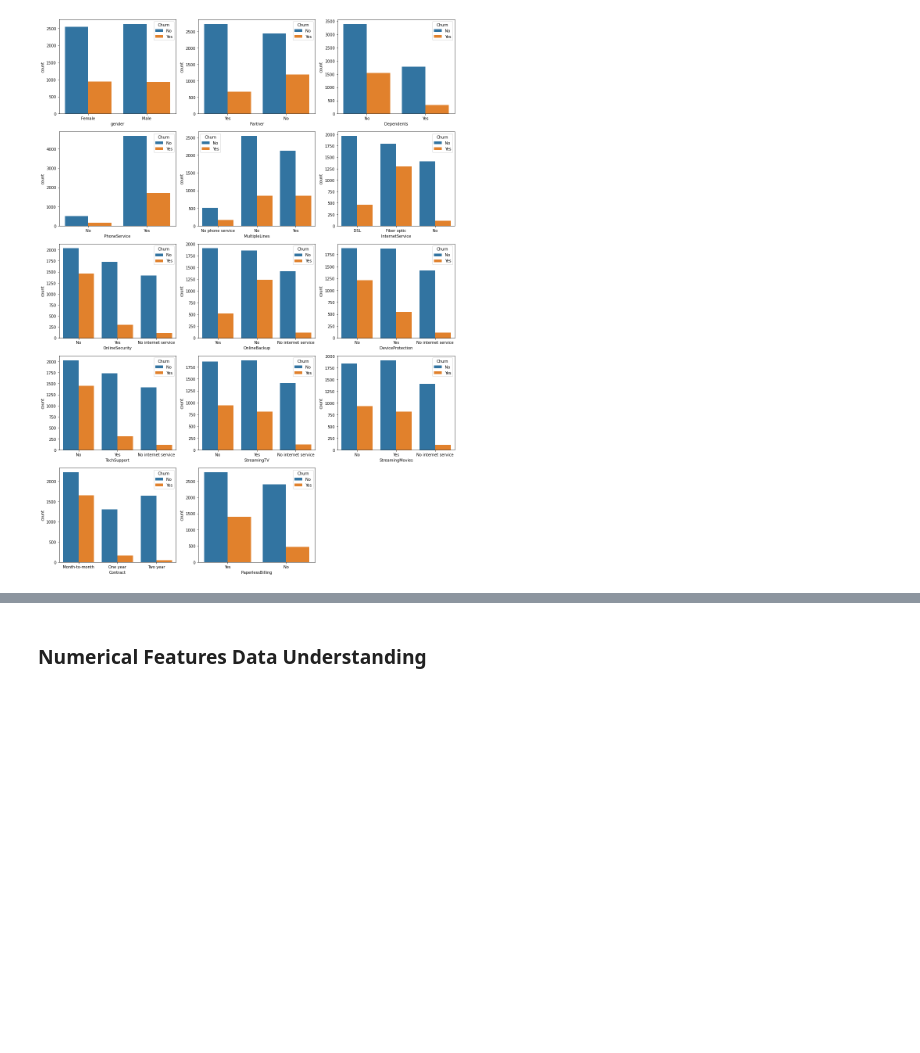
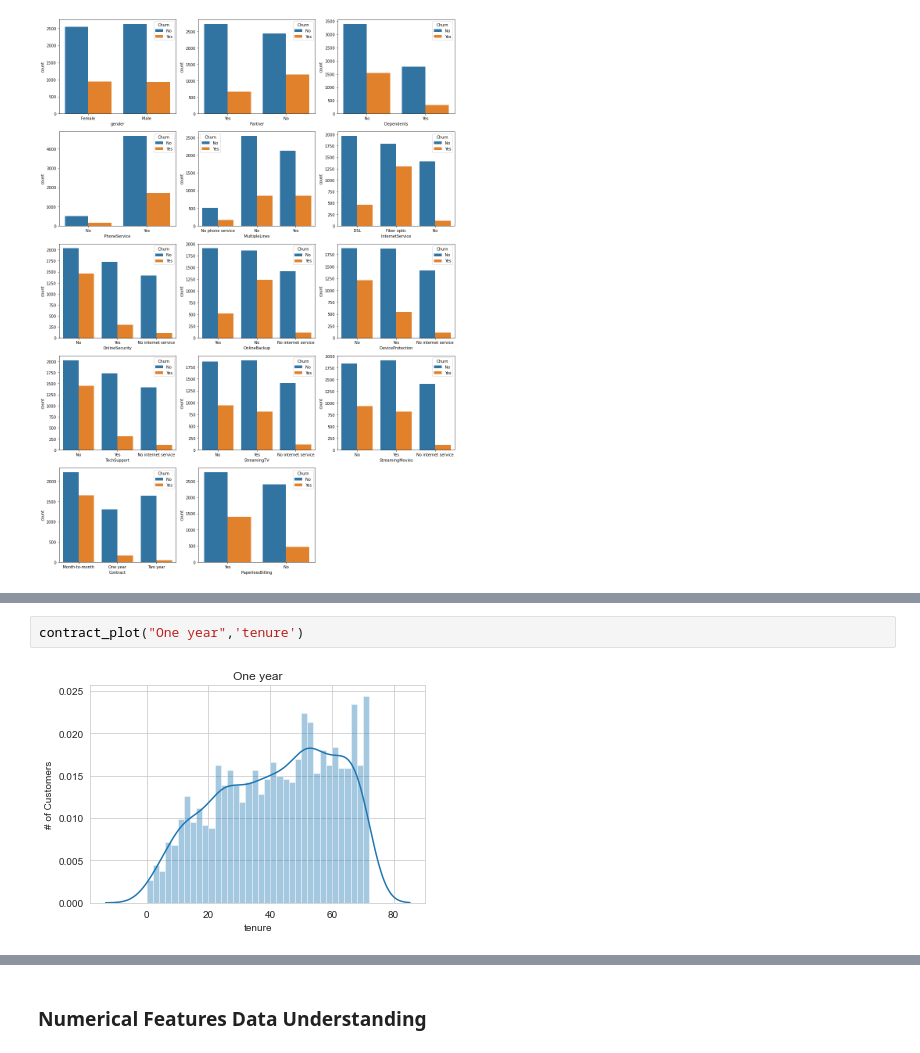
Before and after one commit to weekysui/customer_churn_problem, a Jupyter notebook: customer_churn2/Data understanding.ipynb, the cells around one changed output, grey strips where cells are left out. Saved outputs shown, nothing was run; the diff lists cells and outputs as text; blank space fills up the shorter version.

```diff
--- a/customer_churn2/Data understanding.ipynb
+++ b/customer_churn2/Data understanding.ipynb
@@ -148,0 +161,4 @@ plt.show()
+# %%
+contract_plot("One year",'tenure')
+# %% [output]
+[figure, added]
```
Also changed, not shown: parts of 12 cells of this notebook, 2 other files.
